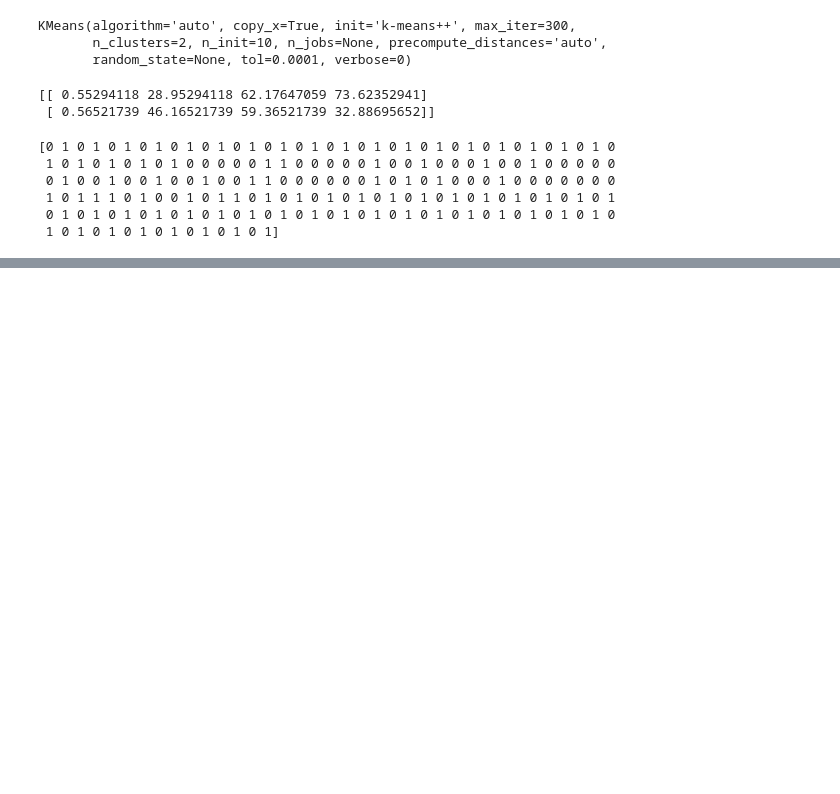
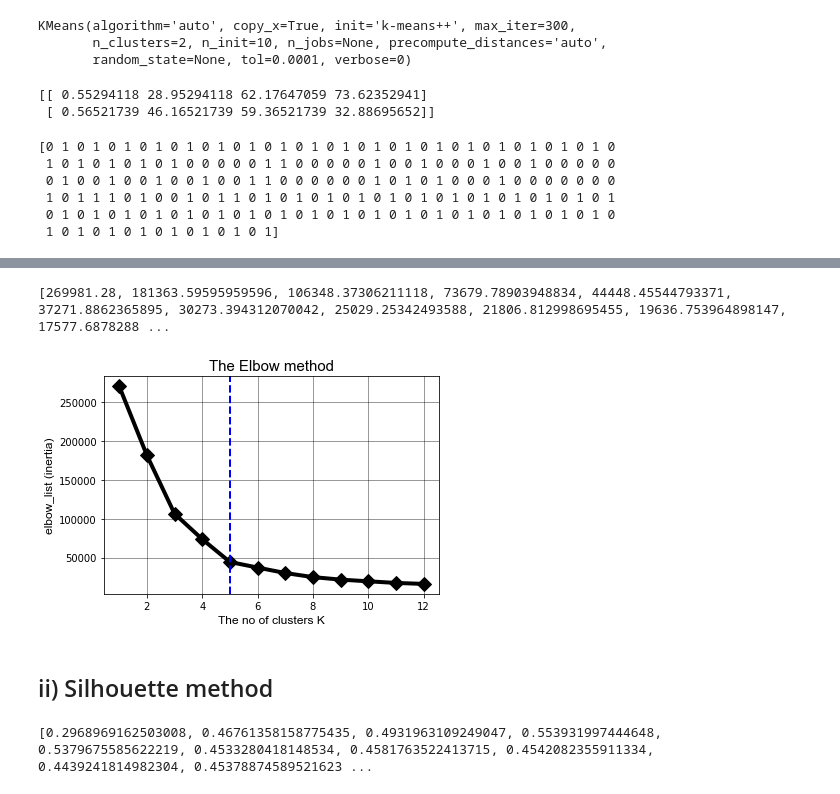
Before and after one commit to shivaayy/ML_PROJECT, a Jupyter notebook: customer_segmentation.ipynb, the cells around one changed output, grey strips where cells are left out. Cells and saved outputs as stored; diff of their text form; code cells hidden in the pictures; blank space fills up the shorter version.

Commit message:
elbow metod,Silhouette method implemented

```diff
--- a/customer_segmentation.ipynb
+++ b/customer_segmentation.ipynb
@@ -143,0 +151,3 @@ print(y_KM)
+# %%
+X=dataset[['Annual Income (k$)', 'Spending Score (1-100)']]
+print(X)
@@ -143,0 +169,30 @@ print(y_KM)
+# %%
+elbow_list=[]
+
+for k in range(1,13):
+    kmeans=KMeans(n_clusters=k)
+    kmeans.fit(X)
+
+    elbow_list.append(kmeans.inertia_)
+print(elbow_list)
+# %% [output]
+[269981.28, 181363.59595959596, 106348.37306211118, 73679.78903948834, 44448.45544793371, 37271.8862365895, 30273.394312070042, 25029.25342493588, 21806.812998695455, 19636.753964898147, 17577.6878288 ...
+# %%
+plt.plot(range(1,13),elbow_list,linewidth=4,color="black",marker="D",markersize=10)
+plt.title("The Elbow method",family="Arial",fontsize="15",color="black")
+plt.xlabel("The no of clusters K",family="Arial",fontsize="12",color="black")
+plt.ylabel("elbow_list (inertia)",family="Arial",fontsize="12",color="black")
+plt.xticks(fontsize=10,color="black")
+plt.yticks(fontsize=10,color="black")
+plt.grid(which="both",color="black",axis="x",alpha=0.5)
+plt.grid(which="both",color="black",axis="y",alpha=0.5)
+
+# after visualising plot no of optimal cluster
+no_of_optimal_clusters=5
+
+plt.axvline(x=no_of_optimal_clusters,linewidth=2,color="blue",linestyle="--")
+plt.show()
+# %% [output]
+[figure, added]
+# %% [markdown]
+## ii) Silhouette method
@@ -143,0 +201,11 @@ print(y_KM)
+# %%
+Silhouette_list=[]
+
+for k in range(2,13):
+    kmeans=KMeans(n_clusters=k)
+    kmeans.fit(X)
+
+    Silhouette_list.append(silhouette_score(X,kmeans.labels_))
+print(Silhouette_list)
+# %% [output]
+[0.2968969162503008, 0.46761358158775435, 0.4931963109249047, 0.553931997444648, 0.5379675585622219, 0.4533280418148534, 0.4581763522413715, 0.4542082355911334, 0.4439241814982304, 0.45378874589521623 ...
```
Also changed, not shown: parts of 11 cells of this notebook.
